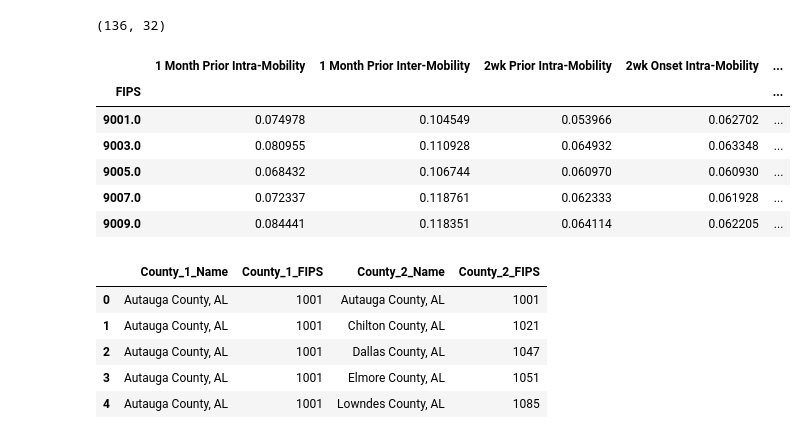
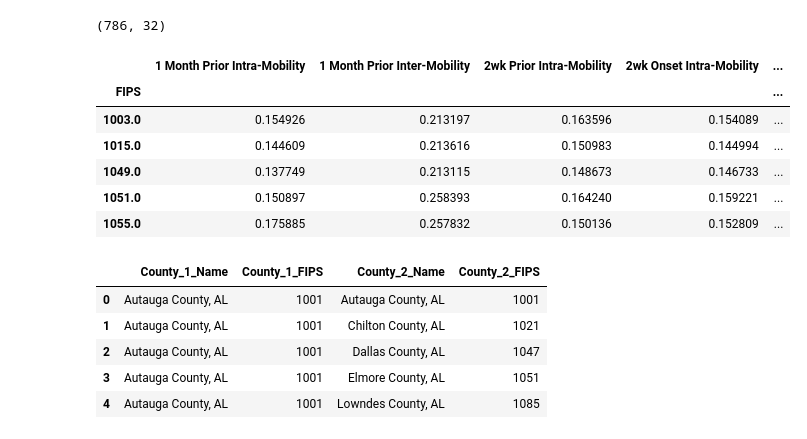
Before and after one commit to jhu-covid-optimization/covid-drivers, a Jupyter notebook: notebooks/bm-11-Local-Pairwise-Processing.ipynb, the cells around one changed output. Drawn from its saved outputs; the diff is of its cells as text; code cells hidden in the pictures.

```diff
--- a/notebooks/bm-11-Local-Pairwise-Processing.ipynb
+++ b/notebooks/bm-11-Local-Pairwise-Processing.ipynb
@@ -8,19 +8,19 @@ import datetime
 import random
 pd.set_option('display.max_columns', 5000)
 # %%
-prepend = '' + 'NE_'
+prepend = '' #+ 'NE_'
 combined_data = pd.read_csv('../data/processed/' + prepend + 'multi_var_unscaled.csv',  index_col=0)
 print(combined_data.shape)
 combined_data.head()
 # %% [output]
-(136, 32)
+(786, 32)
 |  | 1 Month Prior Intra-Mobility | 1 Month Prior Inter-Mobility | 2wk Prior Intra-Mobility | 2wk Onset Intra-Mobility | ... |
 | FIPS |  |  |  |  | ... |
-| 9001.0 | 0.074978 | 0.104549 | 0.053966 | 0.062702 | ... |
-| 9003.0 | 0.080955 | 0.110928 | 0.064932 | 0.063348 | ... |
-| 9005.0 | 0.068432 | 0.106744 | 0.060970 | 0.060930 | ... |
-| 9007.0 | 0.072337 | 0.118761 | 0.062333 | 0.061928 | ... |
-| 9009.0 | 0.084441 | 0.118351 | 0.064114 | 0.062205 | ... |
+| 1003.0 | 0.154926 | 0.213197 | 0.163596 | 0.154089 | ... |
+| 1015.0 | 0.144609 | 0.213616 | 0.150983 | 0.144994 | ... |
+| 1049.0 | 0.137749 | 0.213115 | 0.148673 | 0.146733 | ... |
+| 1051.0 | 0.150897 | 0.258393 | 0.164240 | 0.159221 | ... |
+| 1055.0 | 0.175885 | 0.257832 | 0.150136 | 0.152809 | ... |
 # %%
 adjacency = pd.read_excel("../data/raw/adjacent_counties.xlsx")
 adjacency.head()
```
Also changed, not shown: parts of 6 cells of this notebook, 4 other files.
